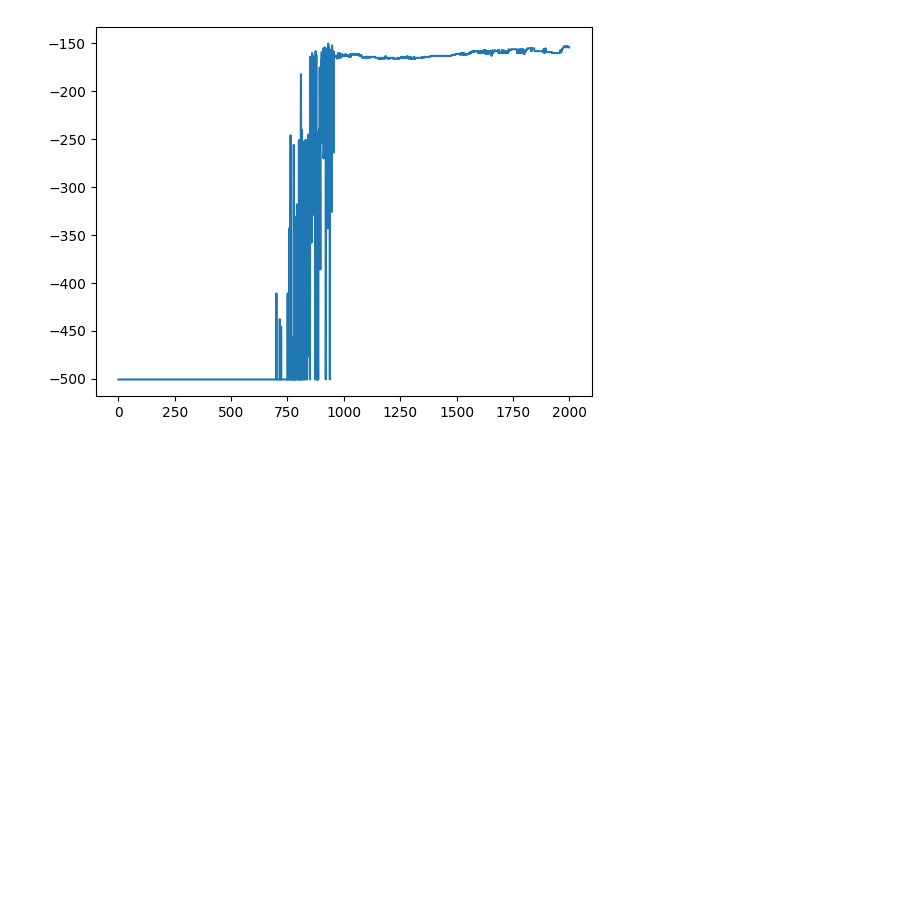
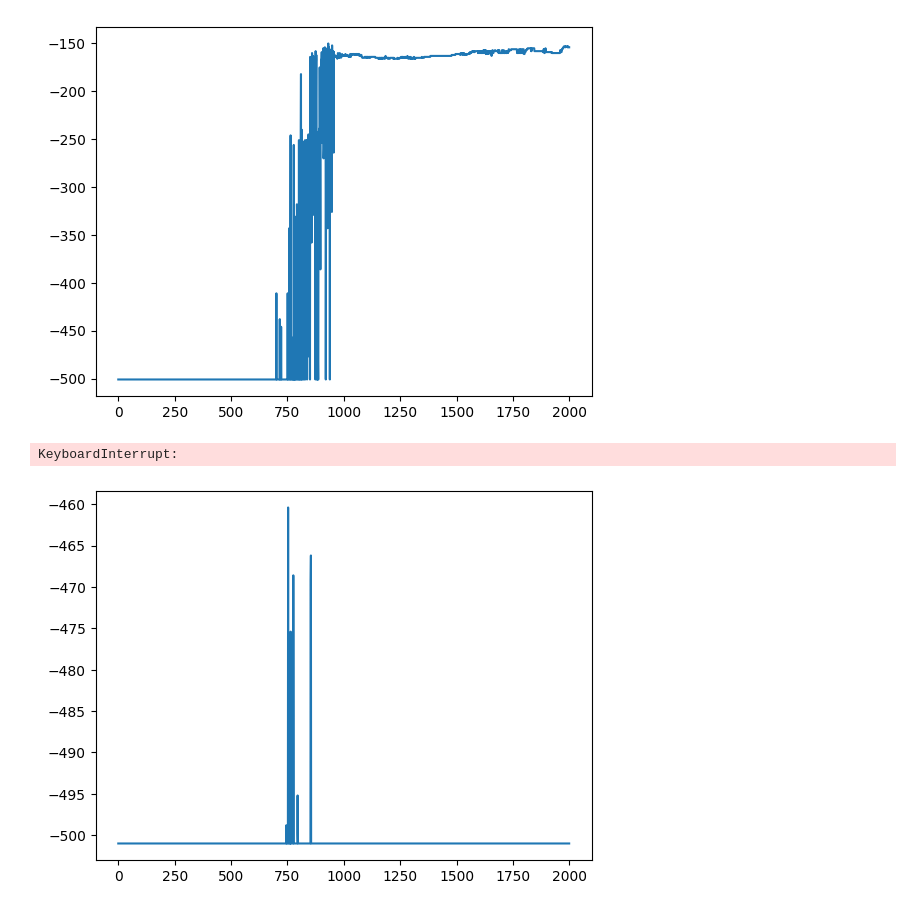
Before and after one commit to hamza-elhamdadi/RL-final-project, a Jupyter notebook: testing_mountain_car.ipynb, the cells around one changed output. Saved outputs shown, nothing was run; the diff lists cells and outputs as text; code cells hidden in the pictures; blank space fills up the shorter version.

```diff
--- a/testing_mountain_car.ipynb
+++ b/testing_mountain_car.ipynb
@@ -34,3 +34,36 @@ plt.plot(range(len(Gs)), Gs)
 # %% [output]
 [<matplotlib.lines.Line2D at 0x...>]
 [figure]
+# %%
+num_trials = 5
+mc = MountainCar()
+
+hp_settings = [
+    (3, 0.5, 0.001),
+    (5, 0.5, 0.001),
+    (10, 0.5, 0.001),
+    (3, 0.4, 0.001),
+    (3, 0.6, 0.001),
+    (3, 0.5, 0.01),
+    (3, 0.5, 0.005),
+    (2, 0.5, 0.001)
+]
+
+for h in hp_settings:
+    M, tdr, alpha = h
+
+    alg = TrueOnlineSARSALambda(mc, M=M, tdr=tdr, alpha=alpha, approach='epsilon-greedy')
+    Gs = np.zeros(alg.num_episodes)
+
+    for _ in range(num_trials):
+        alg.reset()
+        Gs += np.array(alg.run())
+
+    Gs /= num_trials
+
+    plt.clf()
+    plt.plot(range(len(Gs)), Gs)
+    plt.savefig(f'experiments/SARSALambda/MountainCar/M-{M}-lambda-{tdr}-alpha-{alpha}.png', facecolor='white')
+# %% [output]
+KeyboardInterrupt:
+[figure, added]
```
Also changed, not shown: 1 other file.
